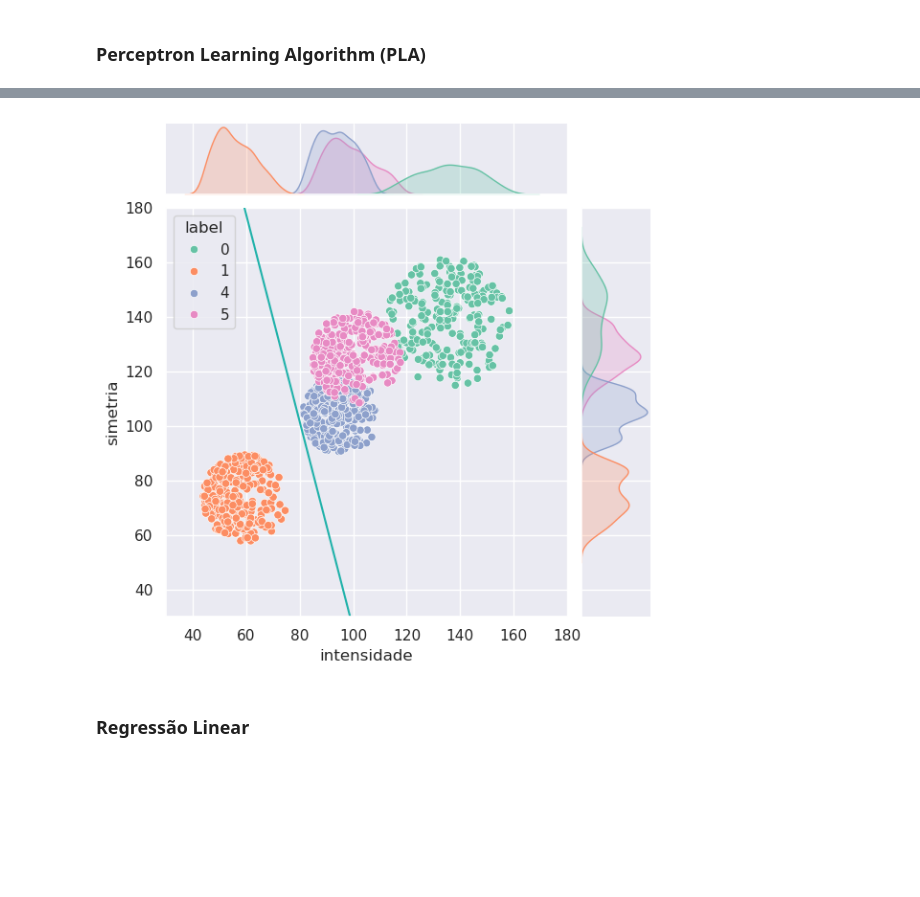
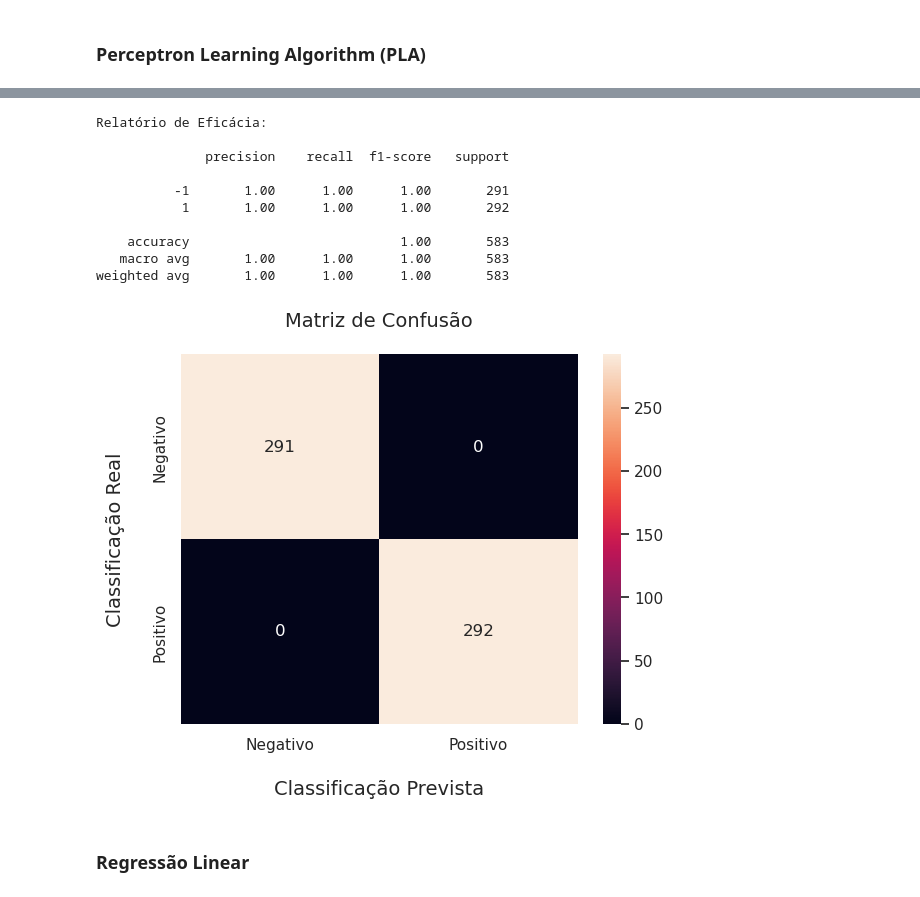
Before and after one commit to YhasmimTigre/Reconhecimento-de-D-gitos---Machine-Learning, a Jupyter notebook: Mini_Projeto.ipynb, the cells around one changed output, grey strips where cells are left out. Drawn from its saved outputs; the diff is of its cells as text; code cells hidden in the pictures; blank space fills up the shorter version.

```diff
--- a/Mini_Projeto.ipynb
+++ b/Mini_Projeto.ipynb
@@ -313,3 +158,22 @@ class Reg_Log ():
+# %%
+def plot_relatorio_eff (Y_pred : np.array, Y_real : np.array) -> None:
+    print("Relatório de Eficácia:\n\n" + classification_report(y_true = Y_real, y_pred = Y_pred))
+
+    #Matriz de Confusão
+    mat_con = confusion_matrix (y_true = Y_real, y_pred = Y_pred)
+    ax = sns.heatmap(mat_con, annot = True, fmt = 'd')
+
+    ax.set_xlabel("Classificação Prevista", fontsize = 14, labelpad = 20)
+    ax.xaxis.set_ticklabels(['Negativo', 'Positivo'])
+
+    ax.set_ylabel("Classificação Real", fontsize = 14, labelpad = 20)
+    ax.yaxis.set_ticklabels(['Negativo', 'Positivo'])
+
+    ax.set_title("Matriz de Confusão", fontsize = 14, pad = 20)
+
+    plt.show()
+
+    return None
 # %% [markdown]
 ## Classificação dos Dígitos 1x5
 # %%
@@ -336,6 +200,16 @@ print(PLA_1x5.acuracia(X = X_test_1x5, Y = y_test_1x5, w_lista = PLA_w_1x5))
-# %%
-plot_alg (w_lista = [PLA_w_1x5])
-# %% [output]
-[figure, removed]
+# %%
+plot_relatorio_eff (Y_pred = PLA_1x5.predict(X = X_test_1x5), Y_real = y_test_1x5)
+# %% [output]
+Relatório de Eficácia:
+
+              precision    recall  f1-score   support
+
+          -1       1.00      1.00      1.00       291
+           1       1.00      1.00      1.00       292
+
+    accuracy                           1.00       583
+   macro avg       1.00      1.00      1.00       583
+weighted avg       1.00      1.00      1.00       583
+[figure, added]
 # %% [markdown]
 ### Regressão Linear
```
Also changed, not shown: parts of 19 cells of this notebook, 1 other file.
